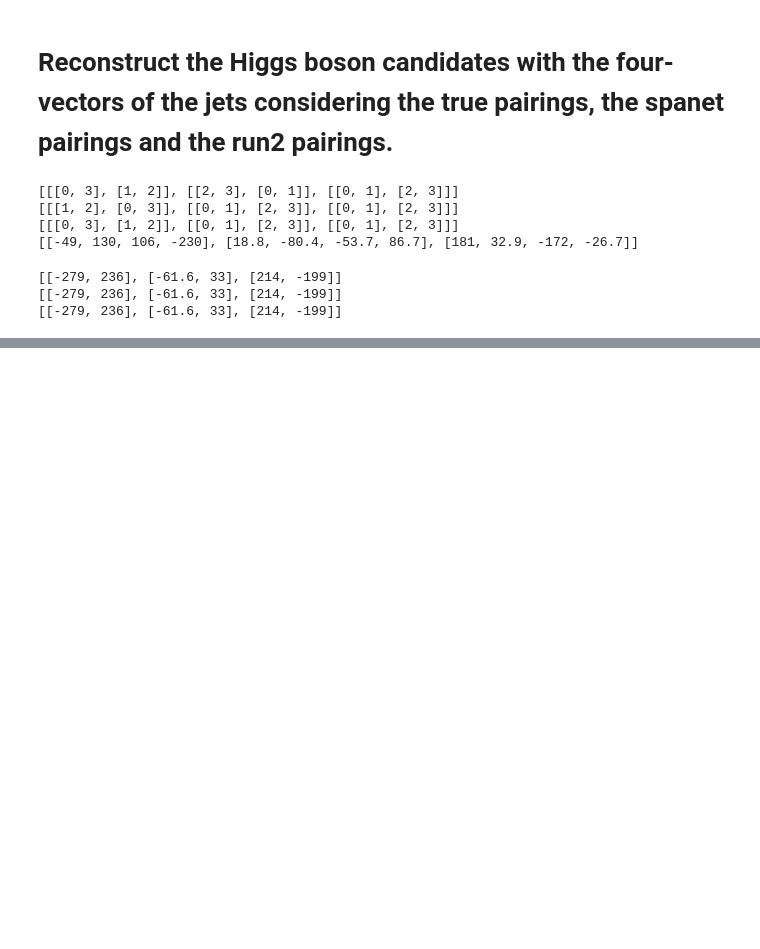
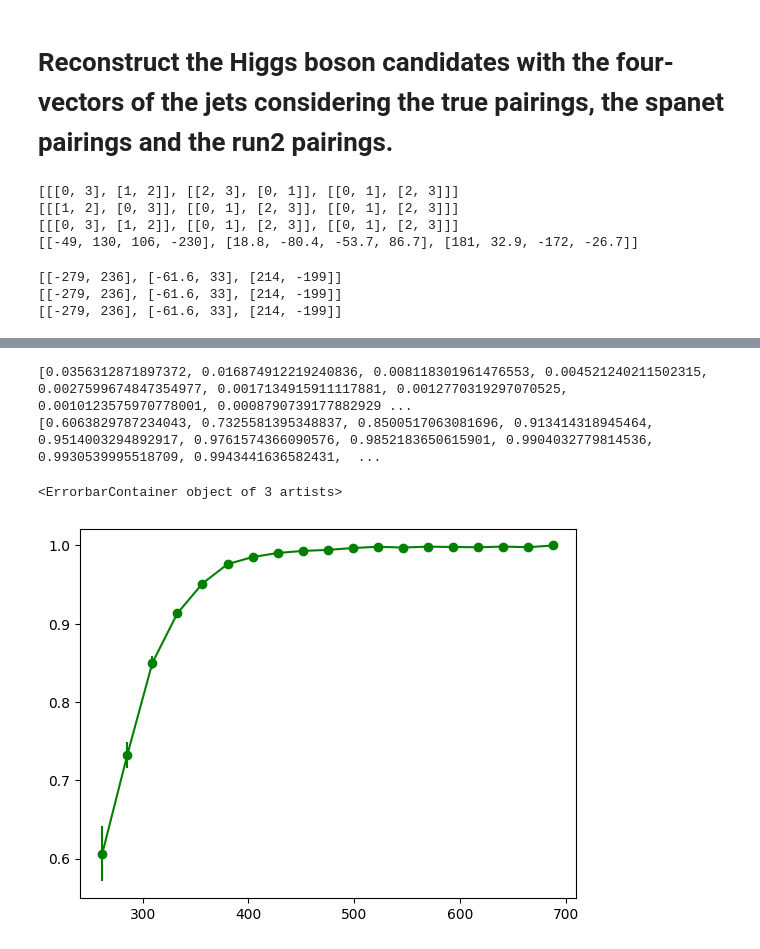
Before and after one commit to thierryharte/HH4b_SPANet, a Jupyter notebook: notebooks/differential_efficiency.ipynb, the cells around one changed output, grey strips where cells are left out. Drawn from its saved outputs; the diff is of its cells as text; code cells hidden in the pictures; blank space fills up the shorter version.

```diff
--- a/notebooks/differential_efficiency.ipynb
+++ b/notebooks/differential_efficiency.ipynb
@@ -602,0 +665,24 @@ plot_histos(bins, true_higgs_fully_matched_mask[:,1].mass, run2_higgs_fully_matc
+# %%
+diff_eff_run2=[]
+diff_eff_spanet=[]
+unc_eff_spanet_list=[]
+
+for i in range(1, len(bins)):
+    mask= (true_hh_fully_matched.mass>bins[i-1]) & (true_hh_fully_matched.mass<bins[i])
+    # eff_run2=ak.sum(correctly_fully_matched_run2[mask])/ak.count(correctly_fully_matched_run2[mask])
+    eff_spanet=ak.sum(correctly_fully_matched[mask])/ak.count(correctly_fully_matched[mask])
+    unc_eff_spanet= sqrt(eff_spanet*(1-eff_spanet)/ak.count(correctly_fully_matched[mask]))
+    diff_eff_run2.append(eff_run2)
+    diff_eff_spanet.append(eff_spanet)
+    unc_eff_spanet_list.append(unc_eff_spanet)
+
+print(unc_eff_spanet_list)
+print(diff_eff_spanet)
+
+# plt.plot(0.5*(bins[1:]+bins[:-1]), diff_eff_run2, label="Run2 RecoHiggs", color="red", marker="o")
+plt.errorbar(0.5*(bins[1:]+bins[:-1]), diff_eff_spanet, yerr=unc_eff_spanet_list, label="SPANet RecoHiggs", color="green", marker="o")
+# %% [output]
+[0.0356312871897372, 0.016874912219240836, 0.008118301961476553, 0.004521240211502315, 0.0027599674847354977, 0.0017134915911117881, 0.0012770319297070525, 0.0010123575970778001, 0.0008790739177882929 ...
+[0.6063829787234043, 0.7325581395348837, 0.8500517063081696, 0.913414318945464, 0.9514003294892917, 0.9761574366090576, 0.9852183650615901, 0.9904032779814536, 0.9930539995518709, 0.9943441636582431,  ...
+<ErrorbarContainer object of 3 artists>
+[figure, added]
```
Also changed, not shown: parts of 11 cells of this notebook, 2 other files.
